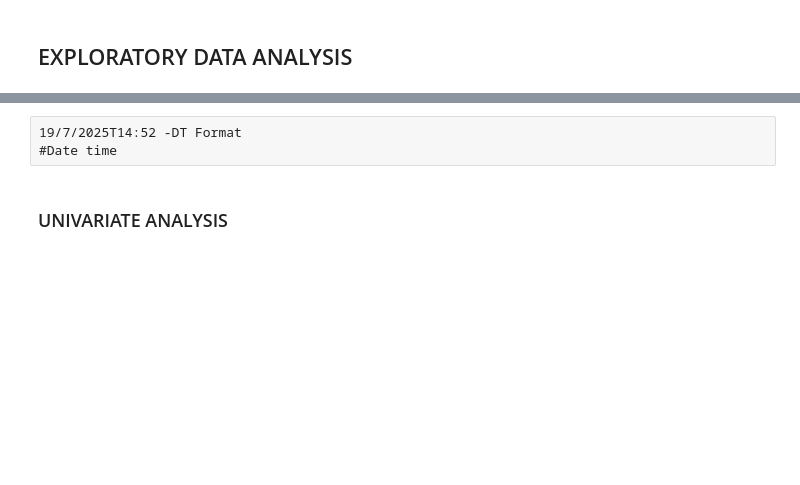
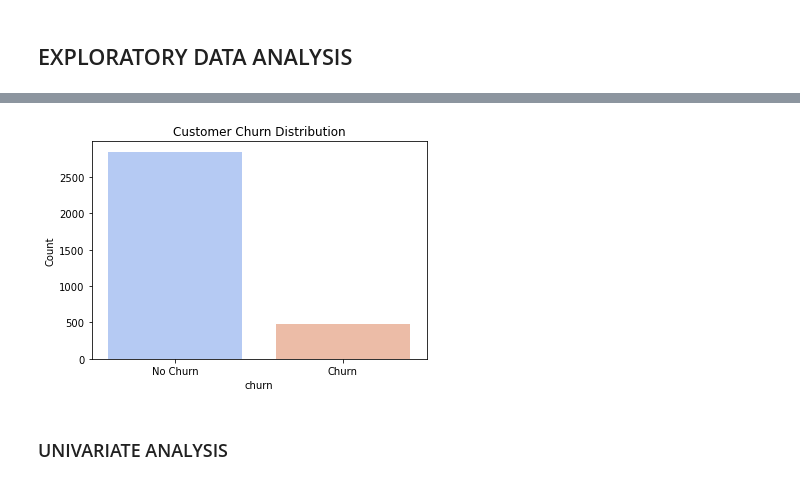
Before and after one commit to furaha-betty22/telco-customer-churn-forecasting, a Jupyter notebook: CHURN PROJECT.ipynb, the cells around one changed output, grey strips where cells are left out. Saved outputs shown, nothing was run; the diff lists cells and outputs as text; code cells hidden in the pictures; blank space fills up the shorter version.

```diff
--- a/CHURN PROJECT.ipynb
+++ b/CHURN PROJECT.ipynb
@@ -115,9 +151,15 @@ total intl charge         float64
 customer service calls      int64
 churn                        bool
 dtype: object
-# %% [raw]
-19/7/2025T14:52 -DT Format
-#Date time
+# %%
+# Churn distribution
+sns.countplot(data=df, x='churn', palette='coolwarm')
+plt.title('Customer Churn Distribution')
+plt.xticks([0, 1], ['No Churn', 'Churn'])
+plt.ylabel("Count")
+plt.show()
+# %% [output]
+[figure, added]
 # %% [markdown]
 ### UNIVARIATE ANALYSIS
 # %%
```
Also changed, not shown: parts of 20 cells of this notebook, 2 other files.
